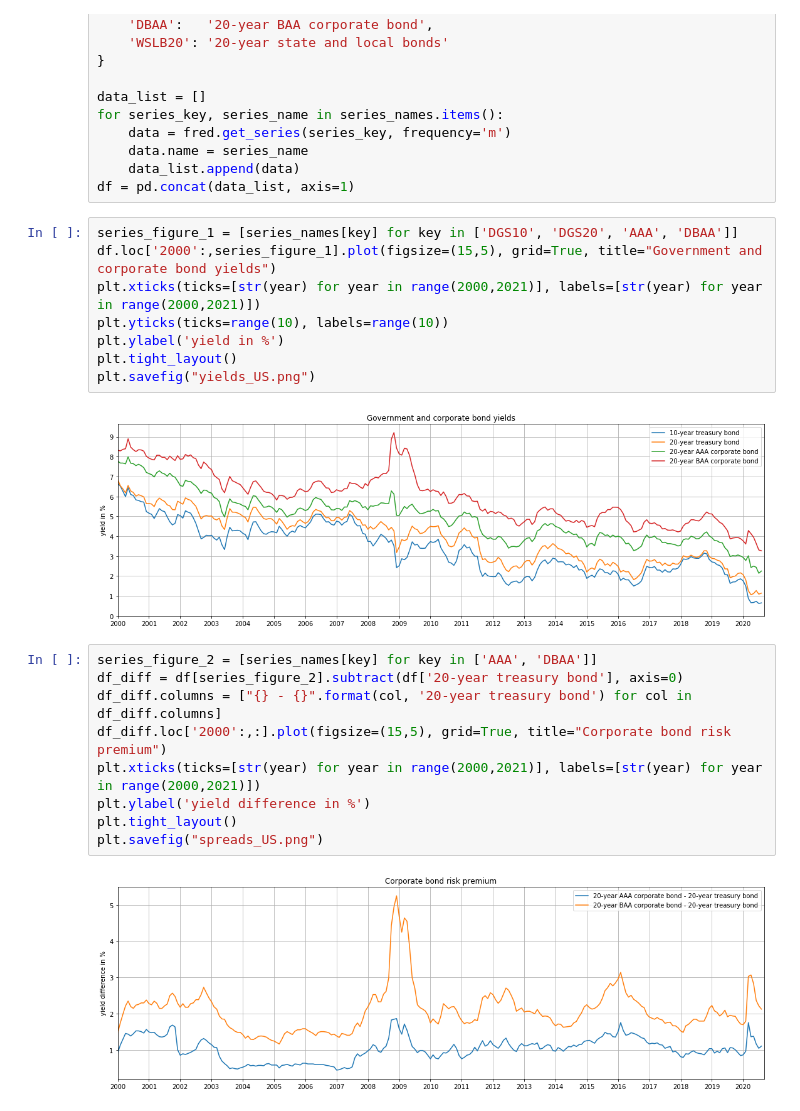
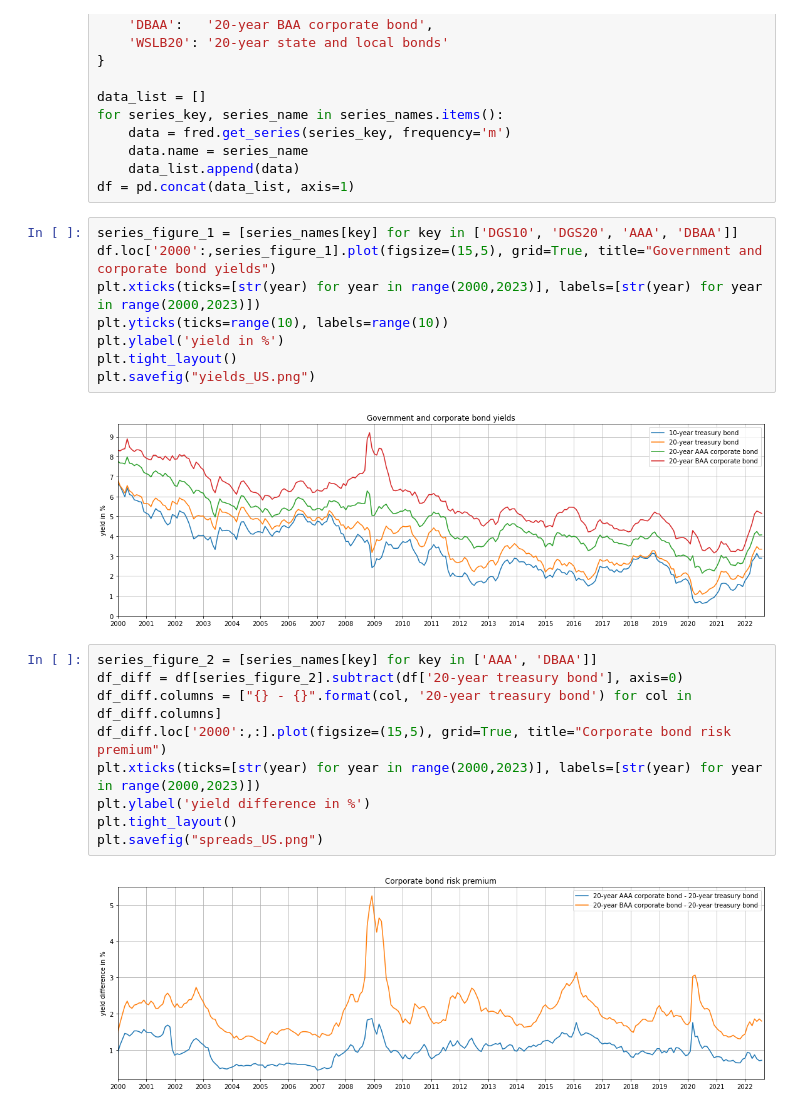
Before and after one commit to evivanov/Money-and-Banking-Bond-Yields, a Jupyter notebook: US.ipynb, the cells around one changed output. Drawn from its saved outputs; the diff is of its cells as text.

```diff
--- a/US.ipynb
+++ b/US.ipynb
@@ -22,24 +22,24 @@ df = pd.concat(data_list, axis=1)
 # %%
 series_figure_1 = [series_names[key] for key in ['DGS10', 'DGS20', 'AAA', 'DBAA']]
 df.loc['2000':,series_figure_1].plot(figsize=(15,5), grid=True, title="Government and corporate bond yields")
-plt.xticks(ticks=[str(year) for year in range(2000,2021)], labels=[str(year) for year in range(2000,2021)])
+plt.xticks(ticks=[str(year) for year in range(2000,2023)], labels=[str(year) for year in range(2000,2023)])
 plt.yticks(ticks=range(10), labels=range(10))
 plt.ylabel('yield in %')
 plt.tight_layout()
 plt.savefig("yields_US.png")
 # %% [output]
-[figure, old version]
+[figure, new version]
 # %%
 series_figure_2 = [series_names[key] for key in ['AAA', 'DBAA']]
 df_diff = df[series_figure_2].subtract(df['20-year treasury bond'], axis=0)
 df_diff.columns = ["{} - {}".format(col, '20-year treasury bond') for col in df_diff.columns]
 df_diff.loc['2000':,:].plot(figsize=(15,5), grid=True, title="Corporate bond risk premium")
-plt.xticks(ticks=[str(year) for year in range(2000,2021)], labels=[str(year) for year in range(2000,2021)])
+plt.xticks(ticks=[str(year) for year in range(2000,2023)], labels=[str(year) for year in range(2000,2023)])
 plt.ylabel('yield difference in %')
 plt.tight_layout()
 plt.savefig("spreads_US.png")
 # %% [output]
-[figure, old version]
+[figure, new version]
 # %%
 series_figure_3 = [series_names[key] for key in ['WSLB20']]
 df_diff = df[series_figure_3].subtract(df['20-year treasury bond'], axis=0)
```
Also changed, not shown: parts of 1 cell of this notebook, 1 other file.
